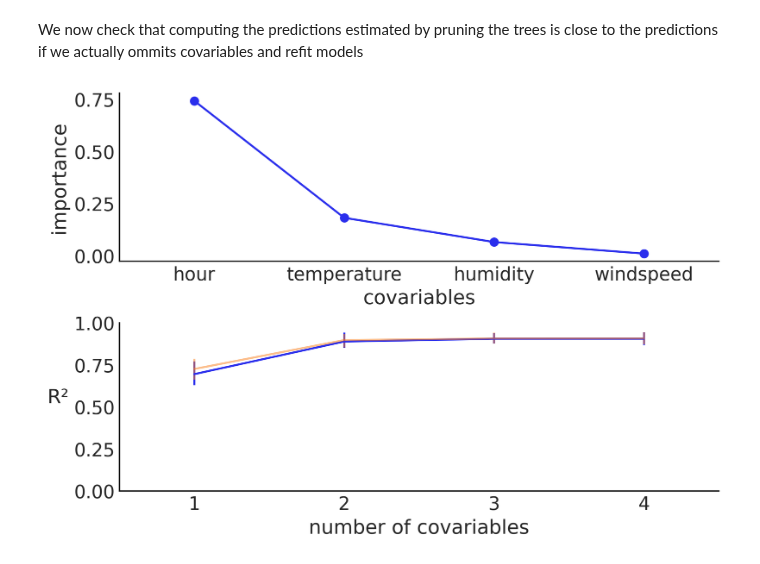
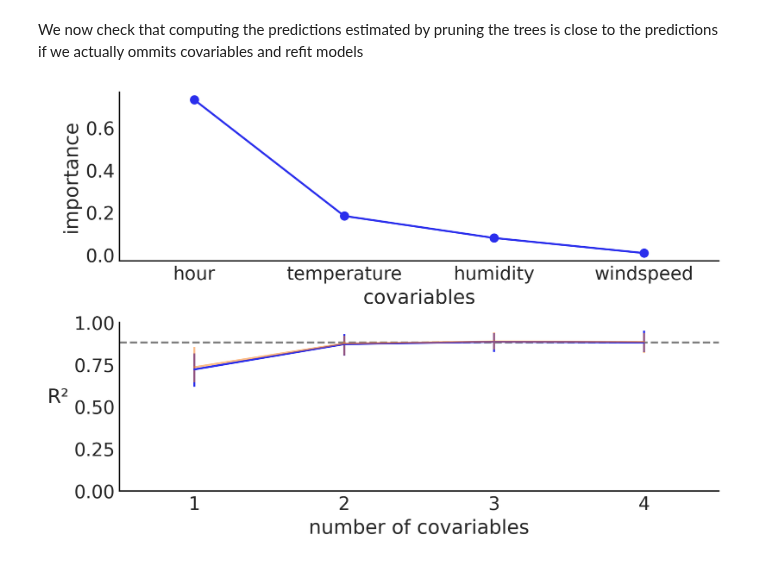
Before and after one commit to Grupo-de-modelado-probabilista/BART, a Jupyter notebook: variable_selection/Bikes.ipynb, the cells around one changed output. Saved outputs shown, nothing was run; the diff lists cells and outputs as text; code cells hidden in the pictures.

Commit message:
Update Bikes notebook (#47)
* Update Bikes notebook

* Add figure for m=50

* Add figure for m=200

* Delete figure in wrong folder

* Re upload figure with m=200 to the right folder

```diff
--- a/variable_selection/Bikes.ipynb
+++ b/variable_selection/Bikes.ipynb
@@ -22,7 +22,9 @@ Y = bikes["count"]
 
 ordered_var_names = ["hour", "temperature", "humidity", "windspeed"]
 # %%
-idatas = []
+#With m=50
+idatas_m50 = []
+trees_m50 = []
 
 for idx in range(X.shape[1]):
     with pm.Model() as model:
@@ -30,7 +32,8 @@ for idx in range(X.shape[1]):
         μ = pmb.BART("μ", X[ordered_var_names[:idx+1]], Y, m=50)
         y = pm.Normal("y", μ, σ, observed=Y)
         idata = pm.sample(random_seed=RANDOM_SEED)
-        idatas.append(idata)
+        idatas_m50.append(idata)
+        trees_m50.append(μ)
 # %% [output]
 Multiprocess sampling (4 chains in 4 jobs)
 CompoundStep
@@ -61,17 +56,22 @@ Sampling 4 chains for 1_000 tune and 1_000 draw iterations (4_000 + 4_000 draws
 We now check that computing the predictions estimated by pruning the trees is close to the predictions if we actually ommits covariables and refit models
 # %%
 samples = 100
+rng = np.random.default_rng(RANDOM_SEED)
 # %%
-predicted_all = pmb.predict(idatas[-1], rng, X=X.values, size=samples, excluded=None)
-
+predicted_all = pmb.utils._sample_posterior(trees_m50[-1].owner.op.all_trees,
+                                            X=X.values,
+                                            m=50,
+                                            rng=rng,
+                                            size=samples)
 ev_mean = np.zeros(len(ordered_var_names))
 ev_hdi = np.zeros((len(ordered_var_names), 2))
 
-for idx, idata in enumerate(idatas):
-    predicted_subset = pmb.predict(idata,
-                                   rng,
-                                   X=X[ordered_var_names[:idx+1]].values,
-                                   size=samples)
+for idx, tree in enumerate(trees_m50):
+    predicted_subset = pmb.utils._sample_posterior(tree.owner.op.all_trees,
+                                                   X=X[ordered_var_names[:idx+1]].values,
+                                                   m=50,
+                                                   rng=rng,
+                                                   size=samples)
     pearson = np.zeros(samples)
     for j in range(samples):
         pearson[j] = (
@@ -80,11 +80,13 @@ for idx, idata in enumerate(idatas):
     ev_mean[idx] = np.mean(pearson)
     ev_hdi[idx] = az.hdi(pearson)
 # %%
-labels = ["hour", "temperature", "humidity", "windspeed"]
-axes = pmb.utils.plot_variable_importance(idatas[-1], X.values, labels, samples=samples)
+# labels = ["hour", "temperature", "humidity", "windspeed"]
+axes = pmb.utils.plot_variable_importance(idatas_m50[-1], trees_m50[-1], X.values,
+                                          labels=ordered_var_names,
+                                          samples=samples)
 
 ticks = np.arange(len(ordered_var_names), dtype=int)
 plt.errorbar(ticks, ev_mean, np.array((ev_mean - ev_hdi[:, 0], ev_hdi[:, 1] - ev_mean)), alpha=0.5)
-plt.savefig("bikes_VI_00.png");
+plt.savefig("bikes_VI_m50.png");
 # %% [output]
-[figure, old version]
+[figure, new version]
```
Also changed, not shown: parts of 4 cells of this notebook, 3 other files.
